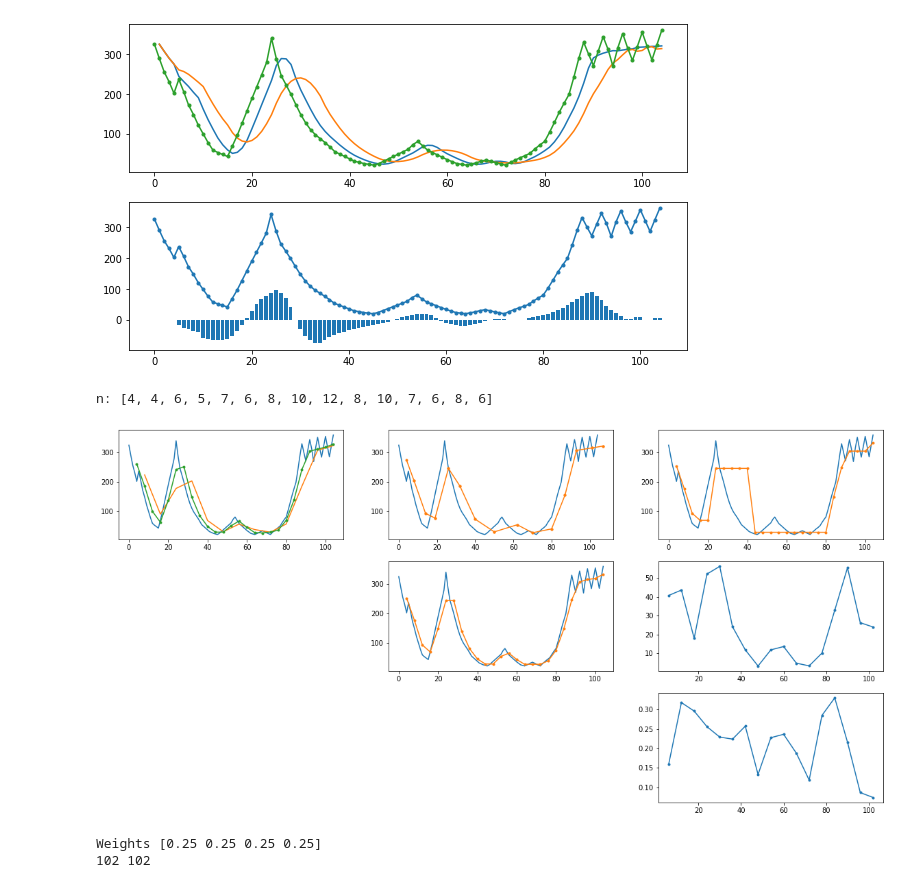
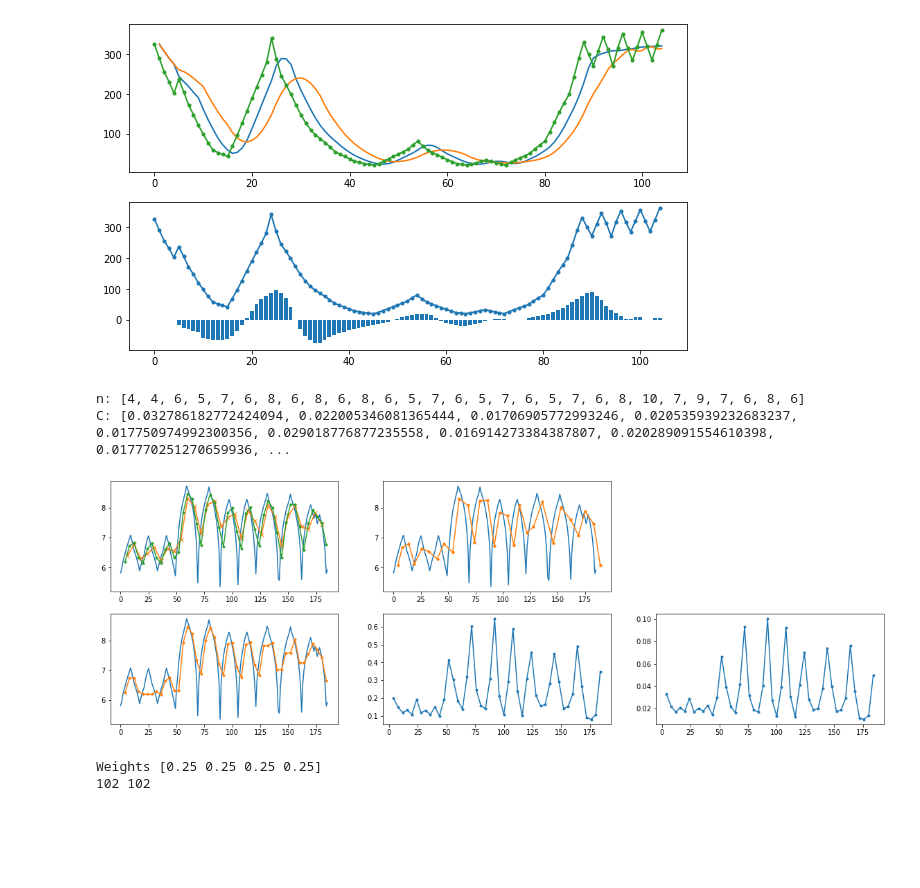
Before and after one commit to Whu-wxy/AmbientLightLab, a Jupyter notebook: filterTest.ipynb, the cells around one changed output. Saved outputs shown, nothing was run; the diff lists cells and outputs as text; code cells hidden in the pictures; blank space fills up the shorter version.

```diff
--- a/filterTest.ipynb
+++ b/filterTest.ipynb
@@ -234,10 +238,10 @@ def Hysteresis6(s, a, n, bMean=True):   # 4-8-16
         C = cur_std/(cur_mean + 1)
         C_list.append(C)
 
-        if len(s[i:i+n]) >= 2:
-            sk.append(sts.skewness(s[i:i+n]))  # *200 + 200
+        # if len(s[i:i+n]) >= 2:
+        #     sk.append(sts.skewness(s[i:i+n]))  # *200 + 200
     print("n:", n_list)
-    return result, res_idx, C_list, sk, std_list
+    return result, res_idx, C_list, None, std_list
 # %%
 def Hysteresis3_2(s, a, n, bMean=True, byMinMax = True, p=10, q=2, log=False):
     result = []
@@ -362,8 +366,10 @@ plt.figure(figsize = (20,10))
 # plt.plot(s,label = '原始数据')
 #a取0-1之间，a越接近1越稳定，越接近0越灵敏
 # s = Hysteresis(s, 0.9)
-s = s1
-s = readFromRecord('record2.txt')
+s = readFromRecord('record4.txt')
+
+s = np.add(s, 1)
+s = np.log(s)  # ln
 
 plt.subplot(3,3,1)
 plt.plot(s)
@@ -378,11 +384,30 @@ plt.plot(s)
 # plt.subplot(3,3,4)
 # plt.plot(list_s)
 
-list_s1, res_idx1, C_list1, sk1, std_list = Hysteresis2(s, 0.9, 8)
+list_s1, res_idx1, C_list1, sk1, std_list = Hysteresis2(s, 0.8, 6, False)
 plt.subplot(3,3,1)
-plt.plot(res_idx1,list_s1, linestyle="-")
+plt.plot(res_idx1,list_s1, marker='x')
 list_s2, res_idx, C_list, sk, std_list = Hysteresis2(s, 0.8, 4)
 plt.plot(res_idx, list_s2, marker='.')
+
+# delta_list = []
+# rate_list = []
+# for idx in range(len(std_list)-1):
+#     delta = std_list[idx+1] - std_list[idx]
+#     delta_list.append(delta)
+# for idx in range(len(delta_list)-1):
+#     if(delta_list[idx] == 0):
+#         rate = delta_list[idx]
+#     else:
+#         rate = delta_list[idx+1]/delta_list[idx]
+#     rate_list.append(abs(rate))
+# print('delta:', delta_list)
+# print('rate:', rate_list)
+# plt.subplot(3,3,7)
+# plt.plot(res_idx[1:], delta_list, marker='.')
+# plt.subplot(3,3,8)
+# plt.plot(res_idx[2:], rate_list, marker='.')
+
 
 list_s2, res_idx, C_list, sk, std_list = Hysteresis6(s, 0.8, 4)
 plt.subplot(3,3,2)
@@ -394,48 +419,50 @@ plt.plot(res_idx, list_s2, marker='.')
 # plt.plot(res_idx, std_list, marker='+')
 
 # plt.subplot(3,3,4)
 # plt.plot(res_idx, sk, marker='x')
 # plt.plot(res_idx, list_s, marker='.')
 
 # plt.subplot(3,3,5)
 # list_s2, res_idx2, C_list2, sk2 = Hysteresis2(s, 0.7, 4, False)
 # plt.plot(res_idx, list_s, marker='.')
 # plt.plot(res_idx, list_s2)
 
 # 3_2前段最大最小：如果一直在0附近，变化很小，会经常变化，std应该类似
-list_s3, res_idx, minmax_list = Hysteresis3(s, 0.7, 4, True, 8)
-plt.subplot(3,3,3)
-plt.plot(s)
-plt.plot(res_idx, list_s3, marker='.')
-# plt.plot(res_idx, list_s2, marker='x')
-# plt.plot(minmax_list[3], minmax_list[0], linestyle="-")
-# plt.plot(minmax_list[3], minmax_list[1], linestyle="-")
-# plt.plot(minmax_list[3], minmax_list[2], linestyle="-")
+# list_s3, res_idx, minmax_list = Hysteresis3(s, 0.7, 4, True, True, 8, 2, False)
+# plt.subplot(3,3,3)
+# plt.plot(s)
+# plt.plot(res_idx, list_s3, marker='.')
+# # plt.plot(res_idx, list_s2, marker='x')
+# # plt.plot(minmax_list[3], minmax_list[0], linestyle="-")
+# # plt.plot(minmax_list[3], minmax_list[1], linestyle="-")
+# # plt.plot(minmax_list[3], minmax_list[2], linestyle="-")
 
-list_s3, res_idx, minmax_list = Hysteresis3(s, 0.7, 4, False, 10, 3)
-plt.subplot(3,3,5)
+list_s3, res_idx, minmax_list = Hysteresis3(s, 0.7, 4, True, False, 10, 2, False)
+plt.subplot(3,3,4)
 plt.plot(s)
 plt.plot(res_idx, list_s3, marker='.')
 # plt.plot(minmax_list[3], minmax_list[0], linestyle="-")
 # plt.plot(minmax_list[3], minmax_list[1], linestyle="-")
 # plt.plot(minmax_list[3], minmax_list[2], linestyle="-")
 
+plt.subplot(3,3,5)
+mean, std, C_list, idx_list = MA_Sec(s, 4)
+plt.plot(idx_list, std, marker='.')
 plt.subplot(3,3,6)
-mean, std, C_list, idx_list = MA_Sec(s, 6)
-plt.plot(idx_list, std, marker='.')
-plt.subplot(3,3,9)
 plt.plot(idx_list, C_list, marker='.')
+print('C:', C_list)
 
 # list_s4, res_idx = Hysteresis5(s, 0.7, 4)
 # plt.subplot(3,3,3)
 # plt.plot(res_idx, list_s4, marker='.')
 # plt.plot(s)
 # plt.plot(res_idx, list_s2, marker='x')
 
 plt.show()
 # %% [output]
-n: [4, 4, 6, 5, 7, 6, 8, 10, 12, 8, 10, 7, 6, 8, 6]
+n: [4, 4, 6, 5, 7, 6, 8, 6, 8, 6, 8, 6, 5, 7, 6, 5, 7, 6, 5, 7, 6, 8, 10, 7, 9, 7, 6, 8, 6]
+C: [0.032786182772424094, 0.022005346081365444, 0.01706905772993246, 0.020535939232683237, 0.017750974992300356, 0.029018776877235558, 0.016914273384387807, 0.020289091554610398, 0.017770251270659936, ...
-[figure, old version]
+[figure, new version]
 # %%
 import numpy as np
 import sys
```
Also changed, not shown: parts of 4 cells of this notebook, 20 other files.
